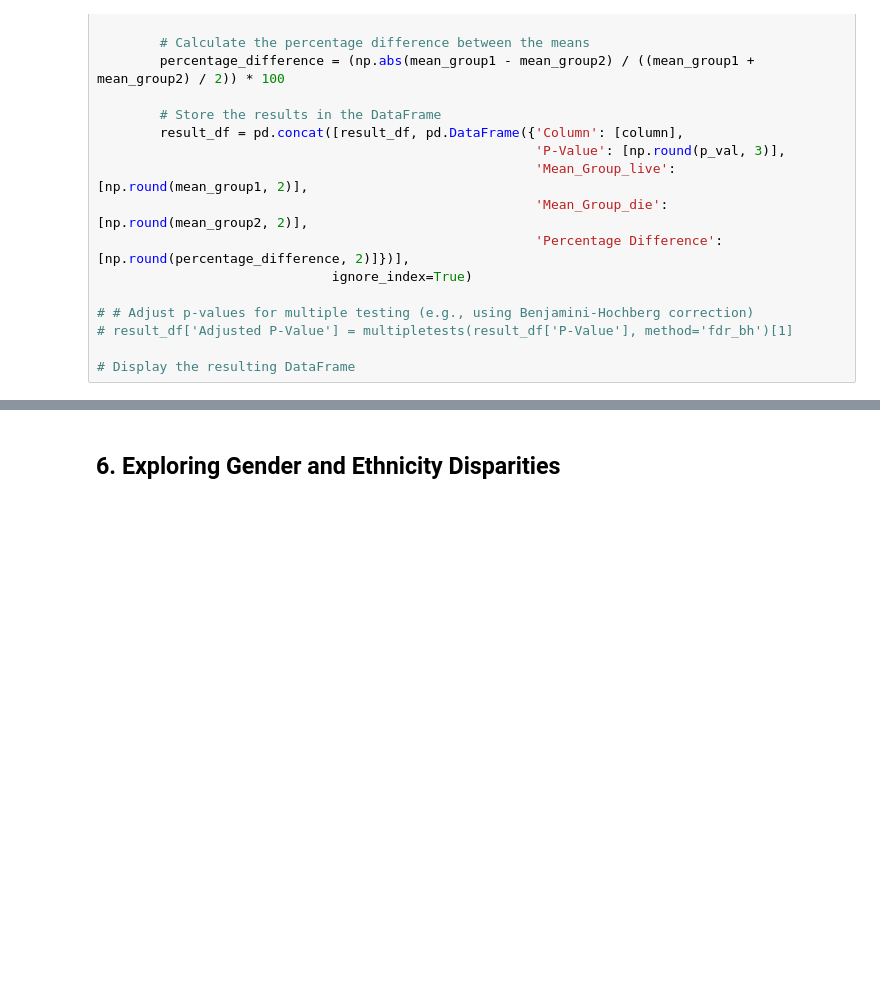
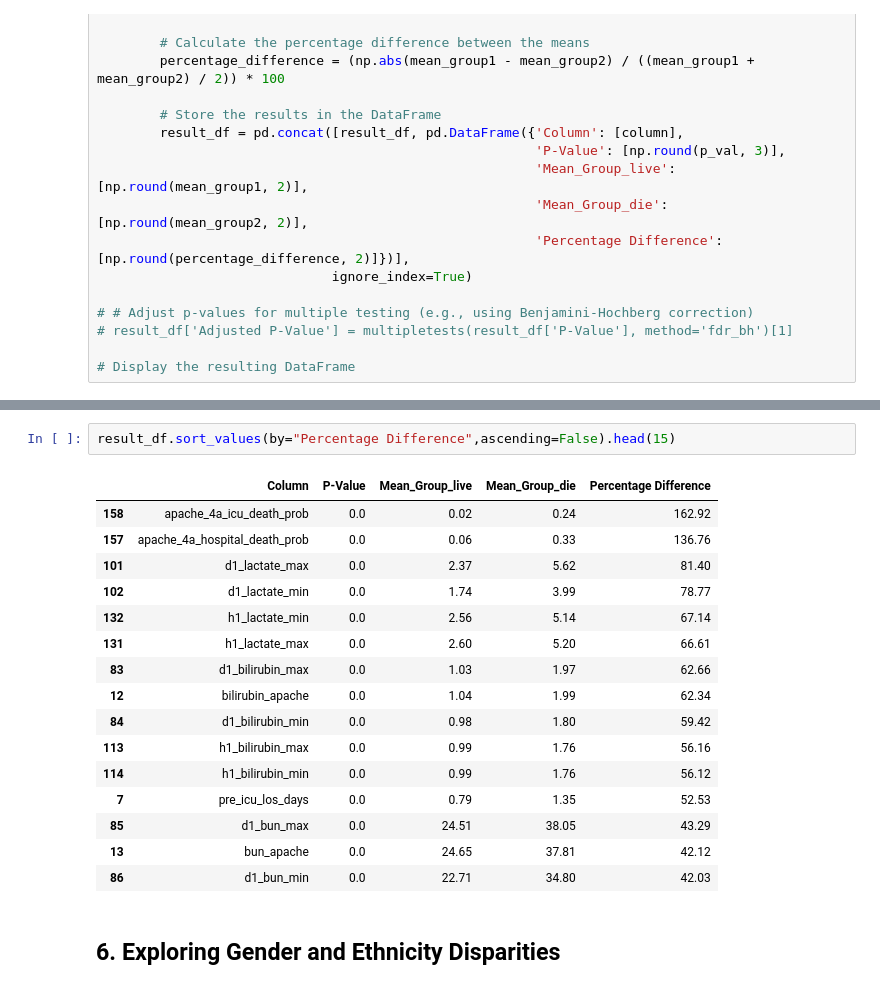
Before and after one commit to ShaniCohen/pred-ICU, a Jupyter notebook: main_eda.ipynb, the cells around one changed output, grey strips where cells are left out. Cells and saved outputs as stored; diff of their text form; blank space fills up the shorter version.

```diff
--- a/main_eda.ipynb
+++ b/main_eda.ipynb
@@ -332,3 +323,22 @@ plt.show()
+# %%
+result_df.sort_values(by="Percentage Difference",ascending=False).head(15)
+# %% [output]
+|  | Column | P-Value | Mean_Group_live | Mean_Group_die | Percentage Difference |
+| 158 | apache_4a_icu_death_prob | 0.0 | 0.02 | 0.24 | 162.92 |
+| 157 | apache_4a_hospital_death_prob | 0.0 | 0.06 | 0.33 | 136.76 |
+| 101 | d1_lactate_max | 0.0 | 2.37 | 5.62 | 81.40 |
+| 102 | d1_lactate_min | 0.0 | 1.74 | 3.99 | 78.77 |
+| 132 | h1_lactate_min | 0.0 | 2.56 | 5.14 | 67.14 |
+| 131 | h1_lactate_max | 0.0 | 2.60 | 5.20 | 66.61 |
+| 83 | d1_bilirubin_max | 0.0 | 1.03 | 1.97 | 62.66 |
+| 12 | bilirubin_apache | 0.0 | 1.04 | 1.99 | 62.34 |
+| 84 | d1_bilirubin_min | 0.0 | 0.98 | 1.80 | 59.42 |
+| 113 | h1_bilirubin_max | 0.0 | 0.99 | 1.76 | 56.16 |
+| 114 | h1_bilirubin_min | 0.0 | 0.99 | 1.76 | 56.12 |
+| 7 | pre_icu_los_days | 0.0 | 0.79 | 1.35 | 52.53 |
+| 85 | d1_bun_max | 0.0 | 24.51 | 38.05 | 43.29 |
+| 13 | bun_apache | 0.0 | 24.65 | 37.81 | 42.12 |
+| 86 | d1_bun_min | 0.0 | 22.71 | 34.80 | 42.03 |
 # %% [markdown]
 ## 6. Exploring Gender and Ethnicity Disparities
 # %%
```
Also changed, not shown: parts of 4 cells of this notebook.
